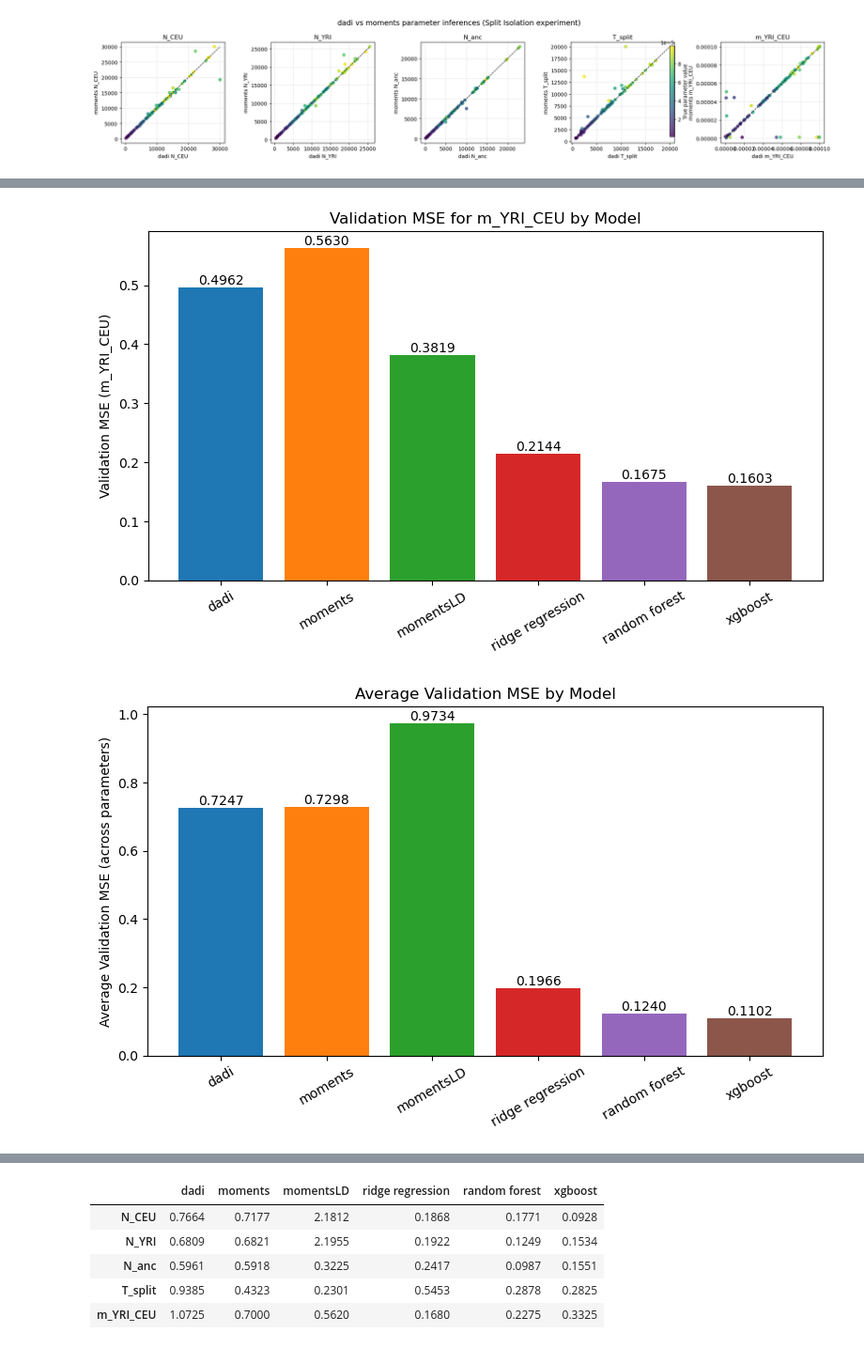
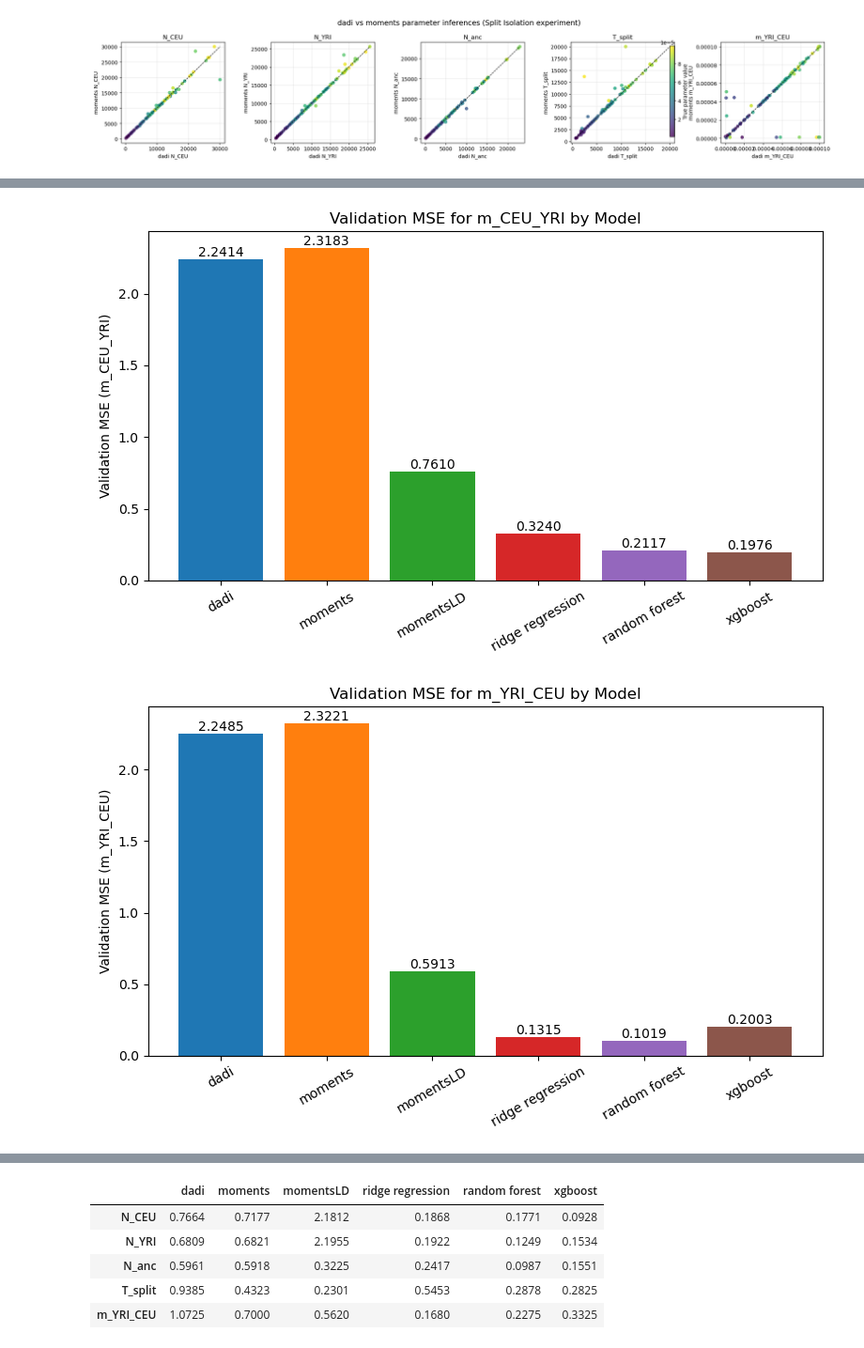
Before and after one commit to ak1376/Infer_Demography, a Jupyter notebook: notebooks/visualization.ipynb, the cells around one changed output, grey strips where cells are left out. Shown at 94% size. Cells and saved outputs as stored; diff of their text form; code cells hidden in the pictures.

```diff
--- a/notebooks/visualization.ipynb
+++ b/notebooks/visualization.ipynb
@@ -686,7 +687,7 @@ import json
 import matplotlib.pyplot as plt
 import numpy as np
 
-experiment_name = 'split_isolation'
+experiment_name = 'split_migration'
 metrics_path = f'/home/akapoor/kernlab/Infer_Demography/experiments/{experiment_name}/modeling/datasets/metrics_all.json'
 ridge_path = f'/home/akapoor/kernlab/Infer_Demography/experiments/{experiment_name}/modeling/linear_ridge/linear_model_error_ridge.json'
 rf_path = f'/home/akapoor/kernlab/Infer_Demography/experiments/{experiment_name}/modeling/random_forest/random_forest_model_error.json'
@@ -762,2 +763,2 @@ plt.show()
-[figure, old version]
+[figure, new version]
-[figure, old version]
+[figure, new version]
```
Also changed, not shown: parts of 2 cells of this notebook, 15 other files.
